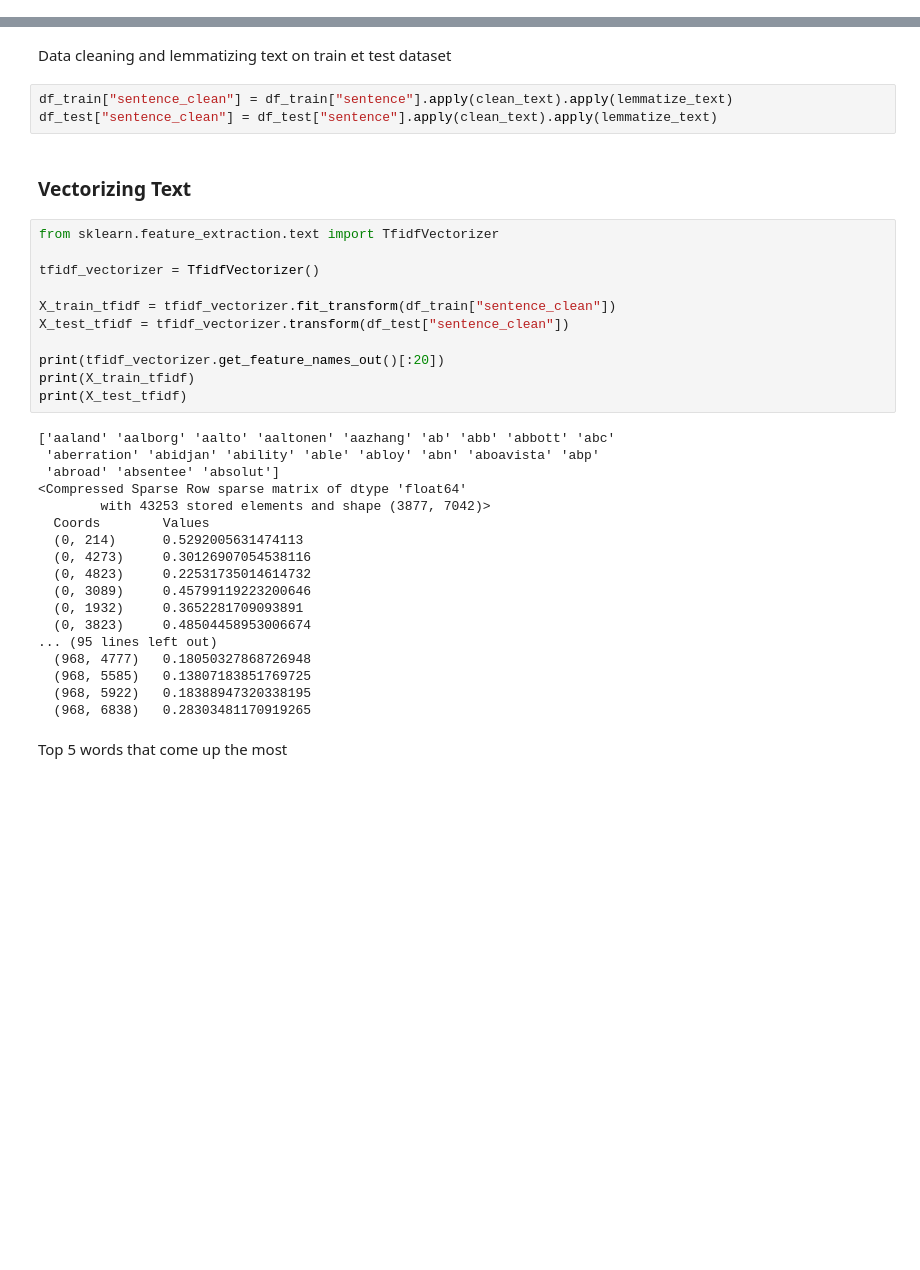
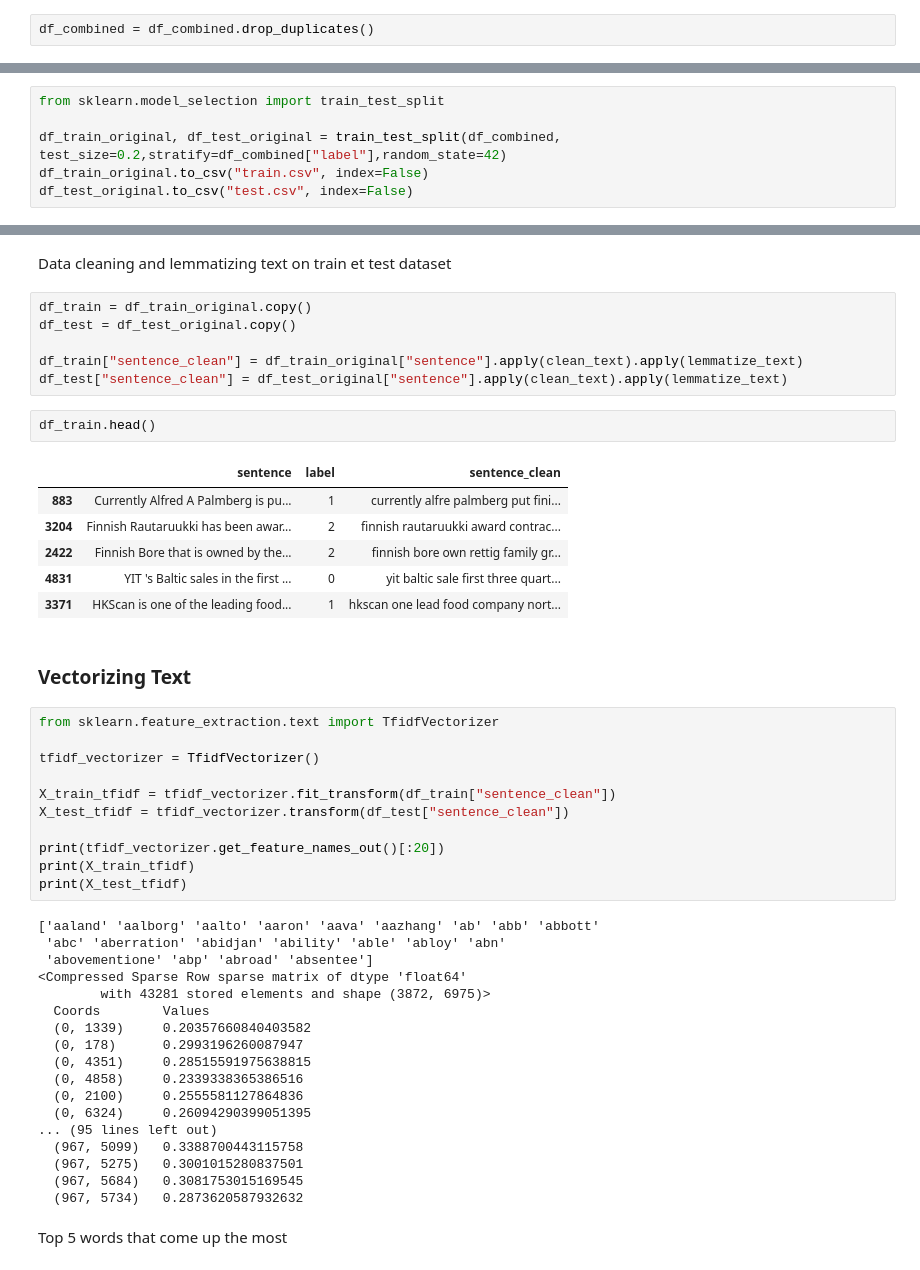
Before and after one commit to MaxenceChan/Financial-News-Sentiment-Analysis, a Jupyter notebook: Code.ipynb, the cells around one changed output, grey strips where cells are left out. Saved outputs shown, nothing was run; the diff lists cells and outputs as text; blank space fills up the shorter version.

```diff
--- a/Code.ipynb
+++ b/Code.ipynb
@@ -113,0 +116,2 @@ df_combined = pd.concat([df_train, df_test], ignore_index=True)
+# %%
+df_combined = df_combined.drop_duplicates()
@@ -113,0 +120,6 @@ df_combined = pd.concat([df_train, df_test], ignore_index=True)
+# %%
+from sklearn.model_selection import train_test_split
+
+df_train_original, df_test_original = train_test_split(df_combined, test_size=0.2,stratify=df_combined["label"],random_state=42)
+df_train_original.to_csv("train.csv", index=False)
+df_test_original.to_csv("test.csv", index=False)
@@ -219,8 +237,20 @@ def lemmatize_text(text):
 # %% [markdown]
 Data cleaning and lemmatizing text on train et test dataset
 # %%
-df_train["sentence_clean"] = df_train["sentence"].apply(clean_text).apply(lemmatize_text)
-df_test["sentence_clean"] = df_test["sentence"].apply(clean_text).apply(lemmatize_text)
+df_train = df_train_original.copy()
+df_test = df_test_original.copy()
+
+df_train["sentence_clean"] = df_train_original["sentence"].apply(clean_text).apply(lemmatize_text)
+df_test["sentence_clean"] = df_test_original["sentence"].apply(clean_text).apply(lemmatize_text)
+# %%
+df_train.head()
+# %% [output]
+|  | sentence | label | sentence_clean |
+| 883 | Currently Alfred A Palmberg is pu... | 1 | currently alfre palmberg put fini... |
+| 3204 | Finnish Rautaruukki has been awar... | 2 | finnish rautaruukki award contrac... |
+| 2422 | Finnish Bore that is owned by the... | 2 | finnish bore own rettig family gr... |
+| 4831 | YIT 's Baltic sales in the first ... | 0 | yit baltic sale first three quart... |
+| 3371 | HKScan is one of the leading food... | 1 | hkscan one lead food company nort... |
 # %% [markdown]
 ### Vectorizing Text
 # %%
@@ -235,23 +265,23 @@ print(tfidf_vectorizer.get_feature_names_out()[:20])
 print(X_train_tfidf)
 print(X_test_tfidf)
 # %% [output]
-['aaland' 'aalborg' 'aalto' 'aaltonen' 'aazhang' 'ab' 'abb' 'abbott' 'abc'
- 'aberration' 'abidjan' 'ability' 'able' 'abloy' 'abn' 'aboavista' 'abp'
- 'abroad' 'absentee' 'absolut']
+['aaland' 'aalborg' 'aalto' 'aaron' 'aava' 'aazhang' 'ab' 'abb' 'abbott'
+ 'abc' 'aberration' 'abidjan' 'ability' 'able' 'abloy' 'abn'
+ 'abovementione' 'abp' 'abroad' 'absentee']
 <Compressed Sparse Row sparse matrix of dtype 'float64'
-        with 43253 stored elements and shape (3877, 7042)>
+        with 43281 stored elements and shape (3872, 6975)>
   Coords        Values
-  (0, 214)      0.5292005631474113
-  (0, 4273)     0.30126907054538116
-  (0, 4823)     0.22531735014614732
-  (0, 3089)     0.45799119223200646
-  (0, 1932)     0.3652281709093891
-  (0, 3823)     0.48504458953006674
+  (0, 1339)     0.20357660840403582
+  (0, 178)      0.2993196260087947
+  (0, 4351)     0.28515591975638815
+  (0, 4858)     0.2339338365386516
+  (0, 2100)     0.2555581127864836
+  (0, 6324)     0.26094290399051395
 ... (95 lines left out)
-  (968, 4777)   0.18050327868726948
-  (968, 5585)   0.13807183851769725
-  (968, 5922)   0.18388947320338195
-  (968, 6838)   0.28303481170919265
+  (967, 5099)   0.3388700443115758
+  (967, 5275)   0.3001015280837501
+  (967, 5684)   0.3081753015169545
+  (967, 5734)   0.2873620587932632
 # %% [markdown]
 Top 5 words that come up the most
 # %%
```
Also changed, not shown: parts of 42 cells of this notebook.
